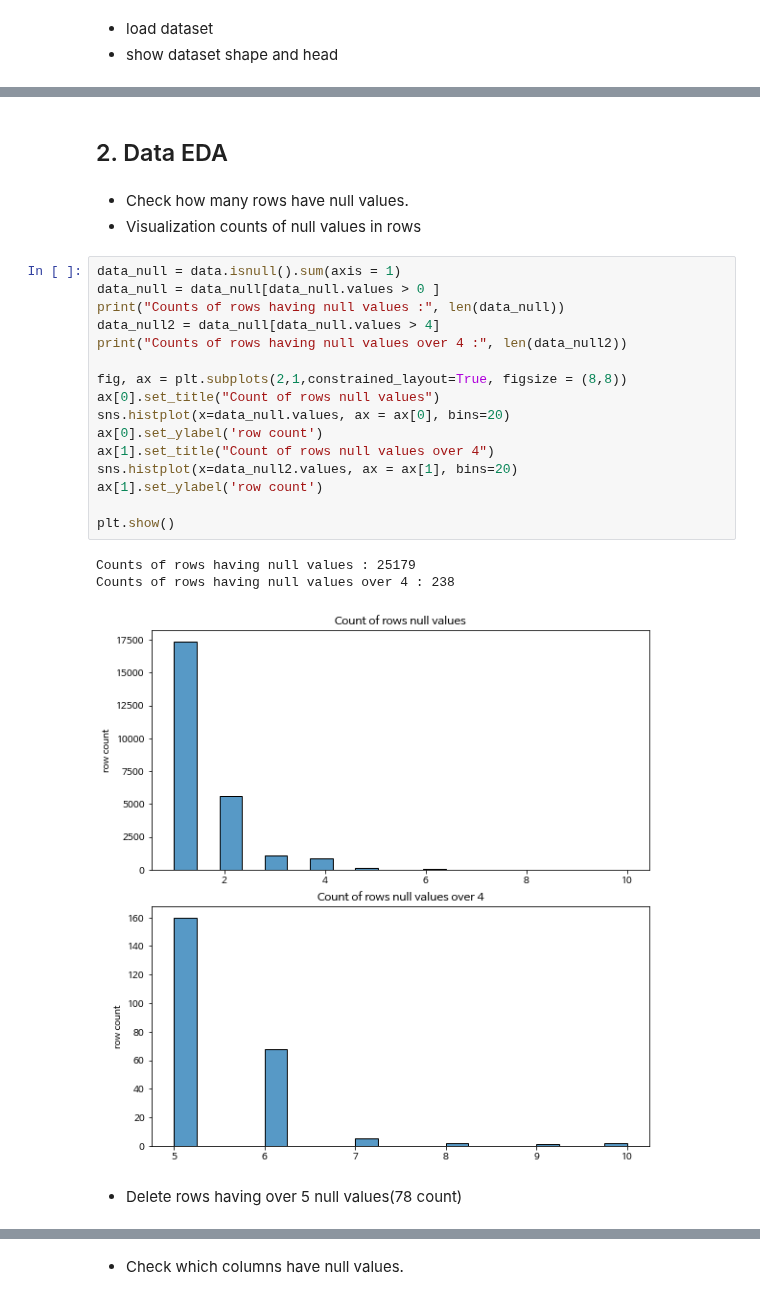
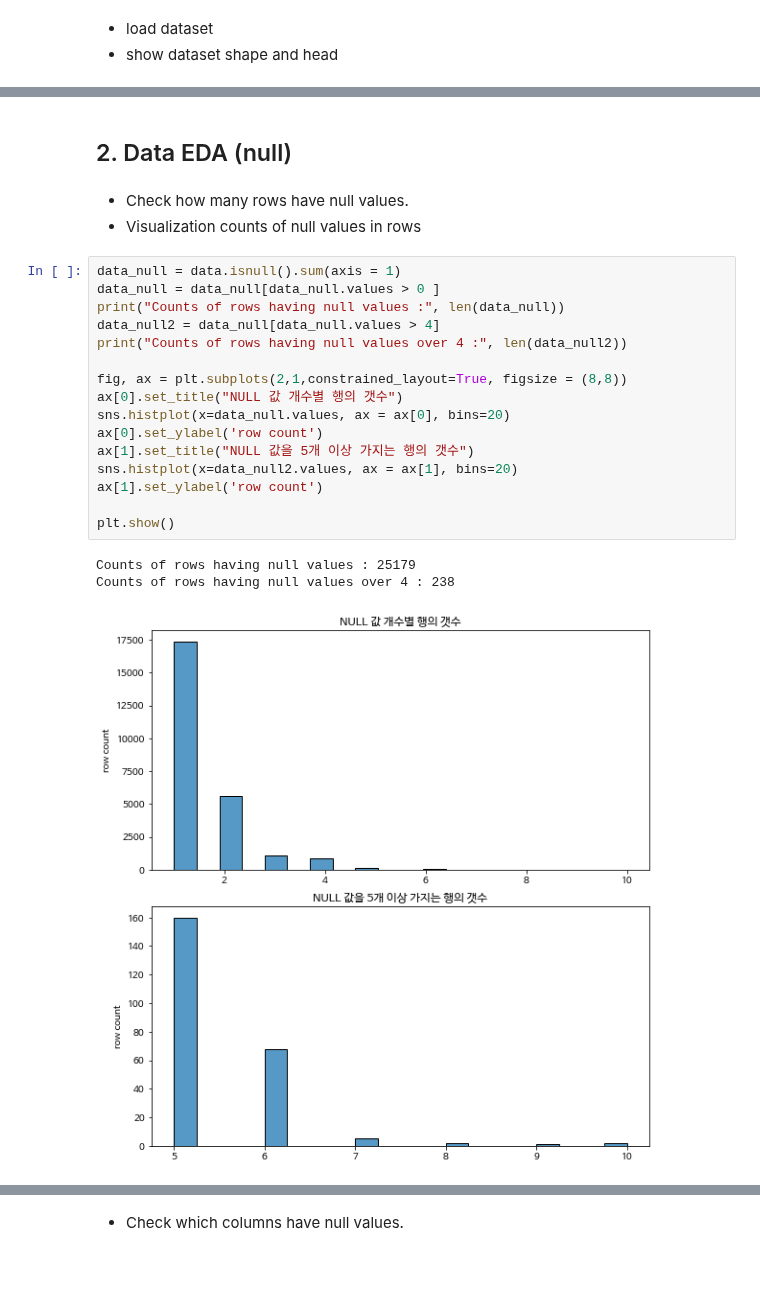
Before and after one commit to danielsun888/datathon, a Jupyter notebook: kyh.ipynb, the cells around one changed output, grey strips where cells are left out. Cells and saved outputs as stored; diff of their text form; blank space fills up the shorter version.

```diff
--- a/kyh.ipynb
+++ b/kyh.ipynb
@@ -44,27 +83,25 @@ data.head()
 # %% [markdown]
-## 2. Data EDA
+## 2. Data EDA (null)
 # %% [markdown]
 * Check how many rows have null values.
 * Visualization counts of null values in rows
 # %%
 data_null = data.isnull().sum(axis = 1)
 data_null = data_null[data_null.values > 0 ]
 print("Counts of rows having null values :", len(data_null))
 data_null2 = data_null[data_null.values > 4]
 print("Counts of rows having null values over 4 :", len(data_null2))
 
 fig, ax = plt.subplots(2,1,constrained_layout=True, figsize = (8,8))
-ax[0].set_title("Count of rows null values")
+ax[0].set_title("NULL 값 개수별 행의 갯수")
 sns.histplot(x=data_null.values, ax = ax[0], bins=20)
 ax[0].set_ylabel('row count')
-ax[1].set_title("Count of rows null values over 4")
+ax[1].set_title("NULL 값을 5개 이상 가지는 행의 갯수")
 sns.histplot(x=data_null2.values, ax = ax[1], bins=20)
 ax[1].set_ylabel('row count')
 
 plt.show()
 # %% [output]
 Counts of rows having null values : 25179
 Counts of rows having null values over 4 : 238
-[figure, old version]
+[figure, new version]
-# %% [markdown]
-* Delete rows having over 5 null values(78 count)
```
Also changed, not shown: parts of 28 cells of this notebook, 15 other files.
